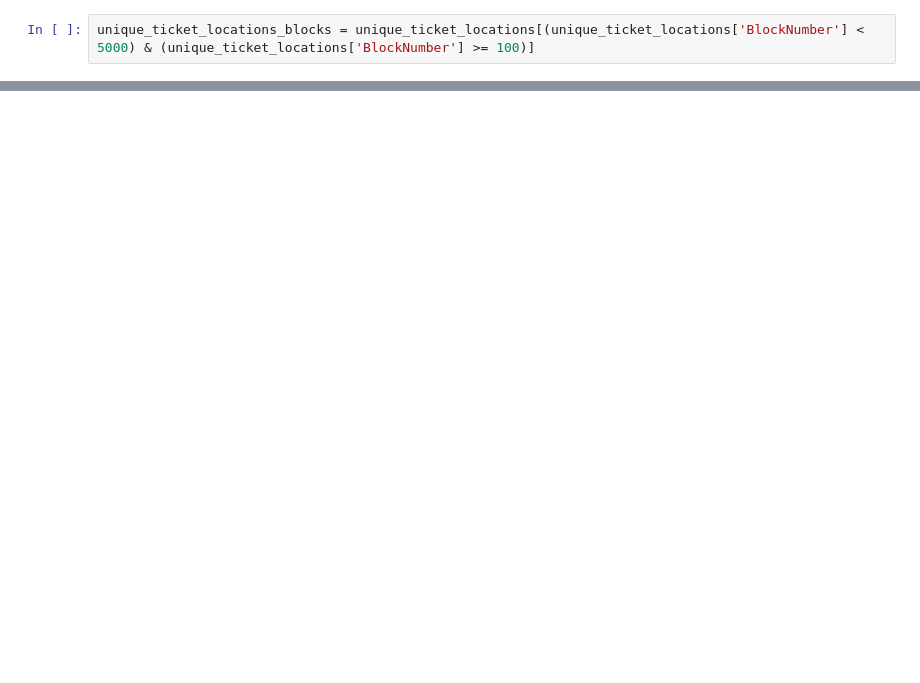
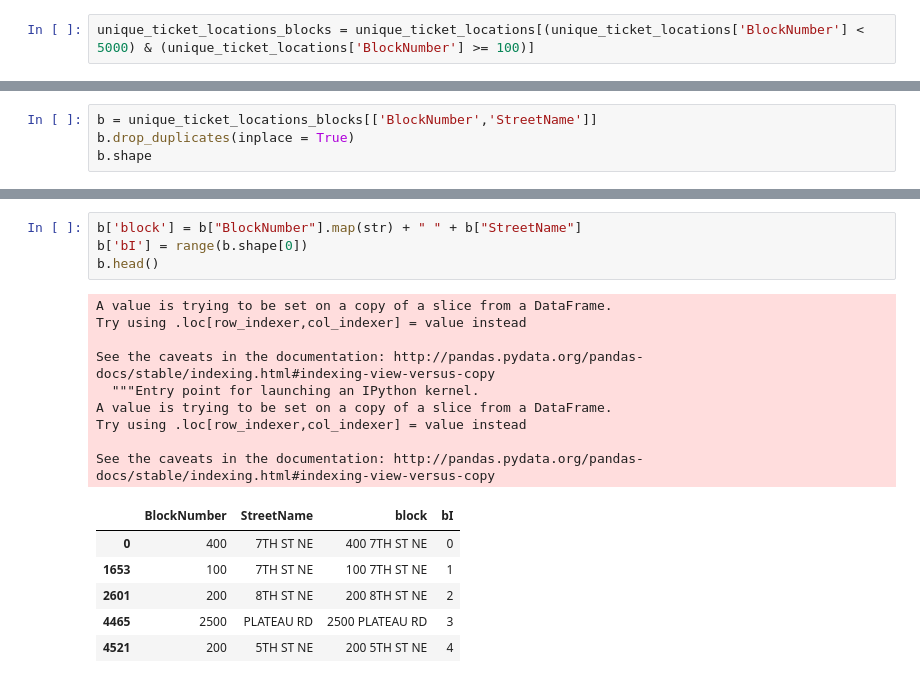
Before and after one commit to tylerhutcherson/CvilleParkingModel, a Jupyter notebook: data_preparation.ipynb, the cells around one changed output, grey strips where cells are left out. Cells and saved outputs as stored; diff of their text form; blank space fills up the shorter version.

```diff
--- a/data_preparation.ipynb
+++ b/data_preparation.ipynb
@@ -35,0 +90,4 @@ unique_ticket_locations_blocks = unique_ticket_locations[(unique_ticket_location
+# %%
+b = unique_ticket_locations_blocks[['BlockNumber','StreetName']]
+b.drop_duplicates(inplace = True)
+b.shape
@@ -35,0 +115,20 @@ unique_ticket_locations_blocks = unique_ticket_locations[(unique_ticket_location
+# %%
+b['block'] = b["BlockNumber"].map(str) + " " + b["StreetName"]
+b['bI'] = range(b.shape[0])
+b.head()
+# %% [output]
+A value is trying to be set on a copy of a slice from a DataFrame.
+Try using .loc[row_indexer,col_indexer] = value instead
+
+See the caveats in the documentation: http://pandas.pydata.org/pandas-docs/stable/indexing.html#indexing-view-versus-copy
+  """Entry point for launching an IPython kernel.
+A value is trying to be set on a copy of a slice from a DataFrame.
+Try using .loc[row_indexer,col_indexer] = value instead
+
+See the caveats in the documentation: http://pandas.pydata.org/pandas-docs/stable/indexing.html#indexing-view-versus-copy
+|  | BlockNumber | StreetName | block | bI |
+| 0 | 400 | 7TH ST NE | 400 7TH ST NE | 0 |
+| 1653 | 100 | 7TH ST NE | 100 7TH ST NE | 1 |
+| 2601 | 200 | 8TH ST NE | 200 8TH ST NE | 2 |
+| 4465 | 2500 | PLATEAU RD | 2500 PLATEAU RD | 3 |
+| 4521 | 200 | 5TH ST NE | 200 5TH ST NE | 4 |
```
Also changed, not shown: parts of 40 cells of this notebook.
